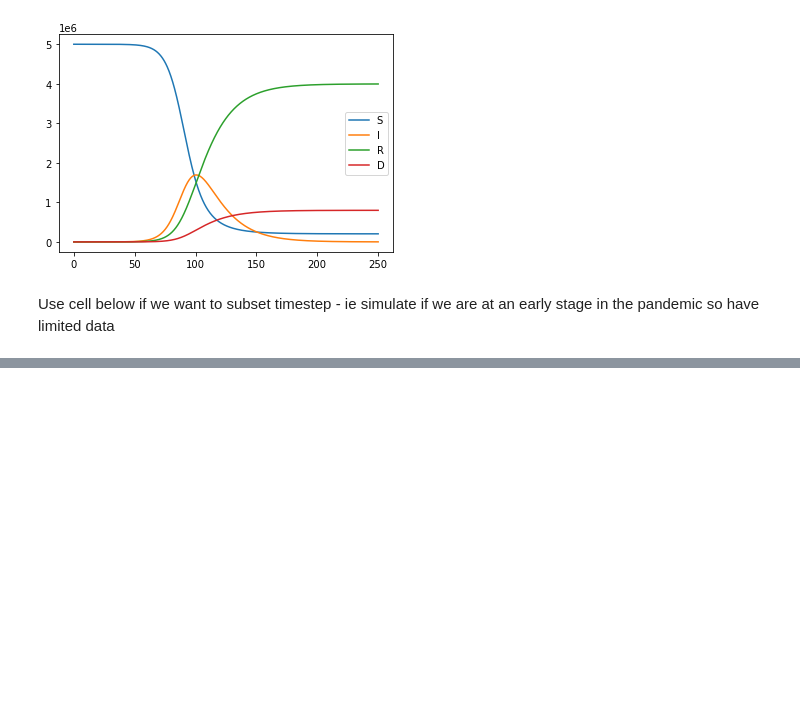
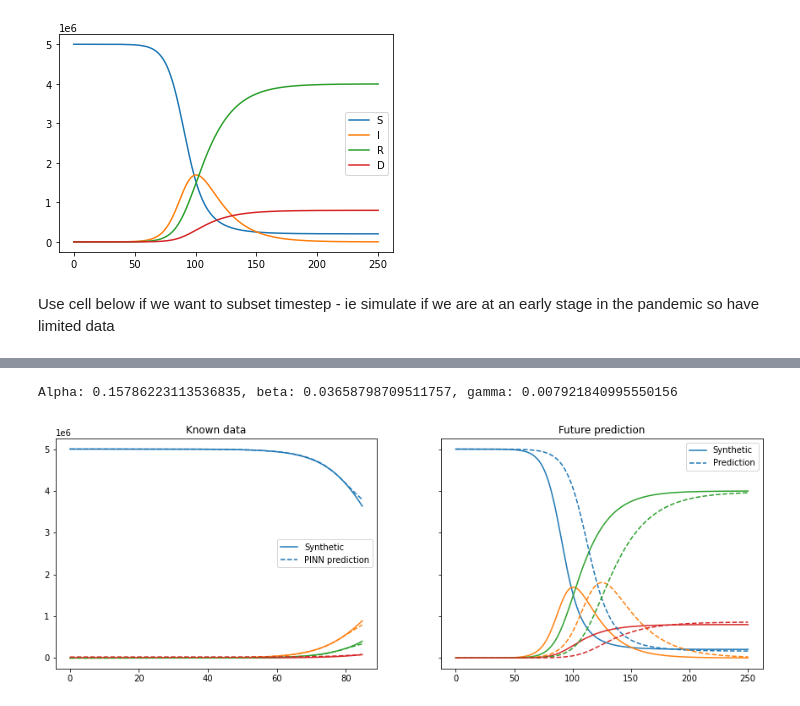
Before and after one commit to Jhammerh92/Deep_Learning_Project_PINN, a Jupyter notebook: DINN_implementation/SIRD_deepxde.ipynb, the cells around one changed output, grey strips where cells are left out. Saved outputs shown, nothing was run; the diff lists cells and outputs as text; code cells hidden in the pictures; blank space fills up the shorter version.

```diff
--- a/DINN_implementation/SIRD_deepxde.ipynb
+++ b/DINN_implementation/SIRD_deepxde.ipynb
@@ -204,0 +92,9 @@ ax.legend()
+# %%
+max_timestep = 85
+t_bool = t_synth < max_timestep
+t = t_synth[t_bool]
+wsol = wsol_synth[t_bool]
+# %%
+model_less = SIRD_deepxde_net(t, wsol)
+model_less.init_model(print_every=1000)
+model_less.train_model(iterations=10000)
@@ -204,0 +119,14 @@ ax.legend()
+# %%
+alpha_nn, beta_nn, gamma_nn = model_less.get_predicted_params()
+print(f'Alpha: {alpha_nn}, beta: {beta_nn}, gamma: {gamma_nn}')
+t_nn_param, wsol_nn_param, N_nn_param = solver.solve_SIRD(alpha_nn, beta_nn, gamma_nn)
+# %% [output]
+Alpha: 0.15786223113536835, beta: 0.03658798709511757, gamma: 0.007921840995550156
+# %%
+model_less.set_synthetic_data(t_synth, wsol_synth)
+model_less.set_nn_synthetic_data(t_nn_param, wsol_nn_param)
+plot_less = Plot(model_less)
+# %%
+plot_less.show_known_and_prediction()
+# %% [output]
+[figure, added]
```
Also changed, not shown: parts of 38 cells of this notebook, 1 other file.
